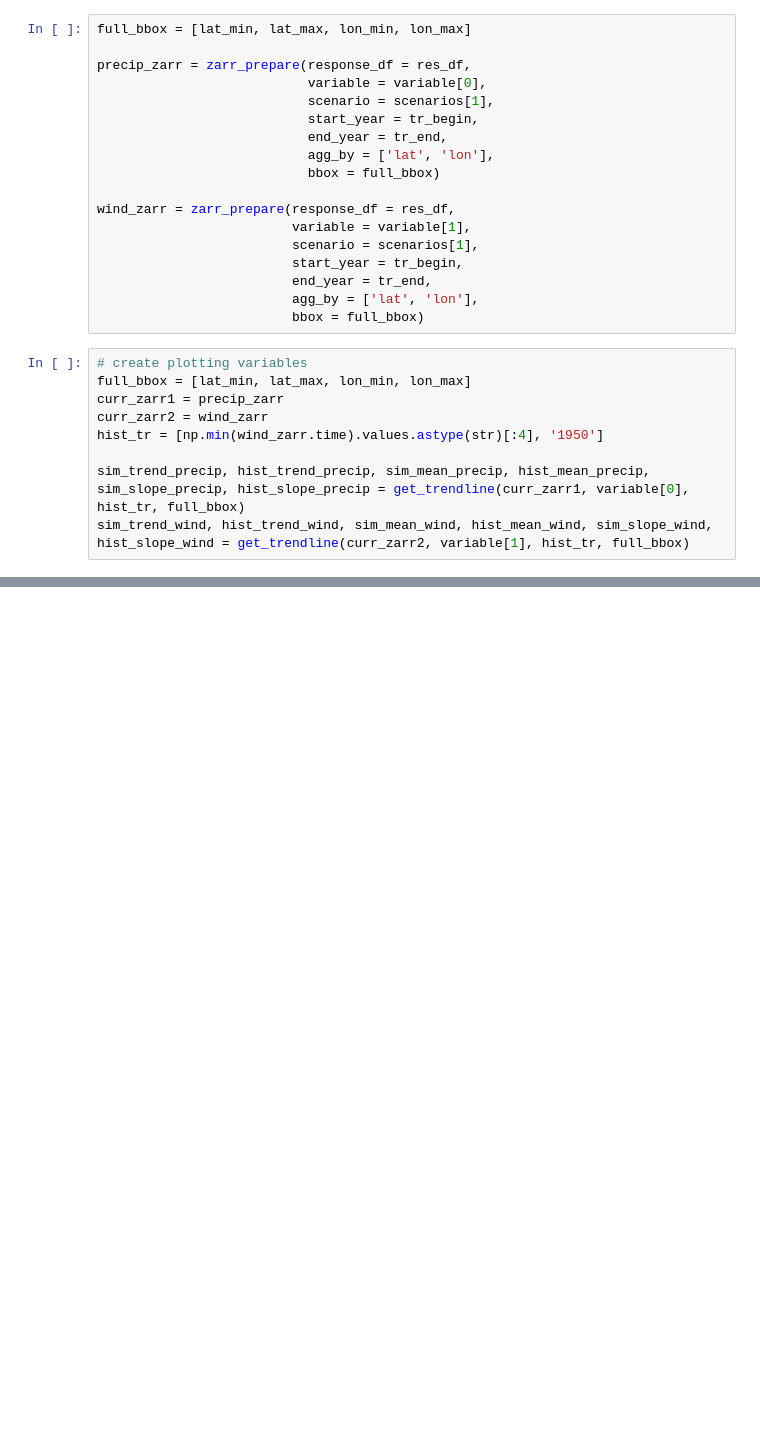
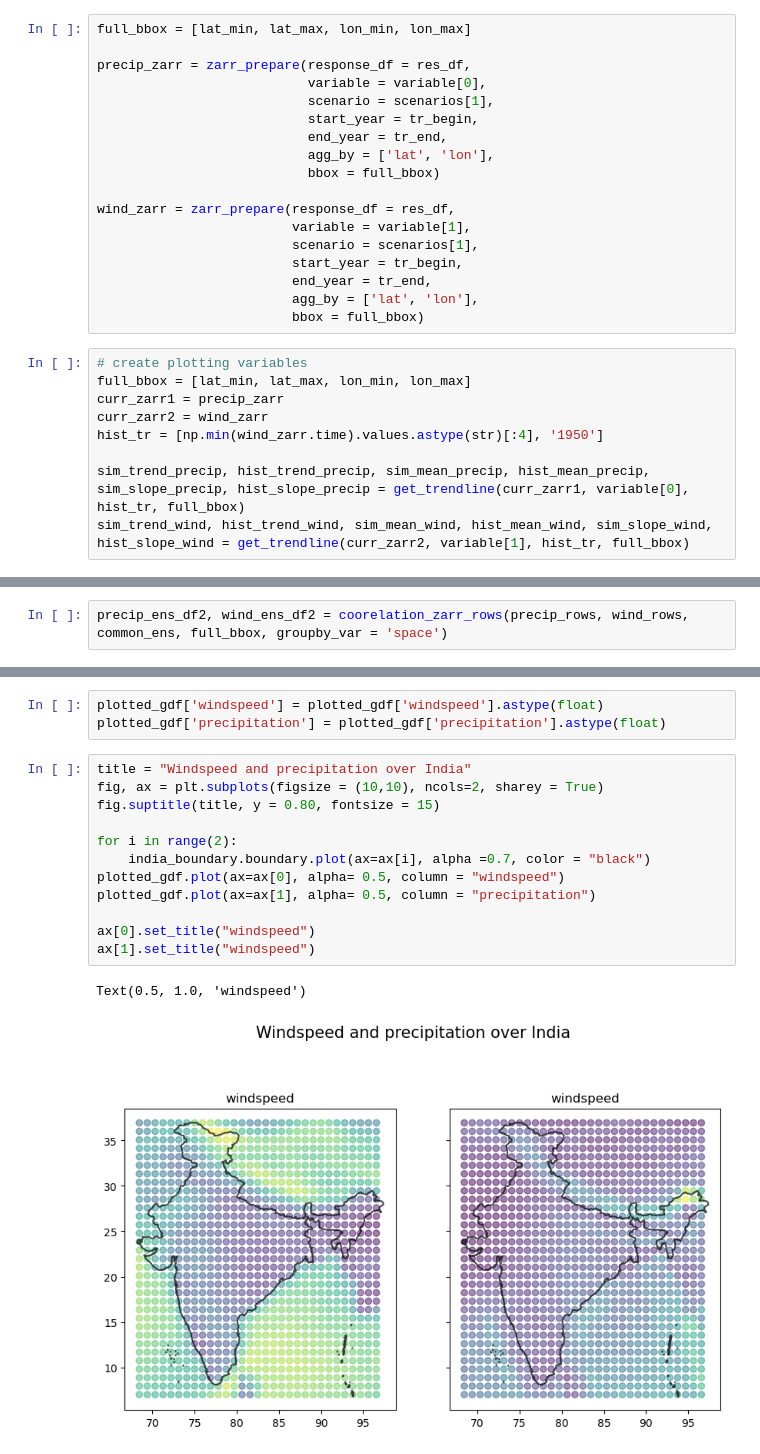
Before and after one commit to silkieMoth/eds_296_climate-modeling_final_proj, a Jupyter notebook: indian_monsoons.ipynb, the cells around one changed output, grey strips where cells are left out. Saved outputs shown, nothing was run; the diff lists cells and outputs as text; blank space fills up the shorter version.

```diff
--- a/indian_monsoons.ipynb
+++ b/indian_monsoons.ipynb
@@ -239,0 +392,2 @@ visualize_model(
+# %%
+precip_ens_df2, wind_ens_df2 = coorelation_zarr_rows(precip_rows, wind_rows, common_ens, full_bbox, groupby_var = 'space')
@@ -239,0 +740,18 @@ visualize_model(
+# %%
+plotted_gdf['windspeed'] = plotted_gdf['windspeed'].astype(float)
+plotted_gdf['precipitation'] = plotted_gdf['precipitation'].astype(float)
+# %%
+title = "Windspeed and precipitation over India"
+fig, ax = plt.subplots(figsize = (10,10), ncols=2, sharey = True)
+fig.suptitle(title, y = 0.80, fontsize = 15)
+
+for i in range(2):
+    india_boundary.boundary.plot(ax=ax[i], alpha =0.7, color = "black")
+plotted_gdf.plot(ax=ax[0], alpha= 0.5, column = "windspeed")
+plotted_gdf.plot(ax=ax[1], alpha= 0.5, column = "precipitation")
+
+ax[0].set_title("windspeed")
+ax[1].set_title("windspeed")
+# %% [output]
+Text(0.5, 1.0, 'windspeed')
+[figure, added]
```
Also changed, not shown: parts of 37 cells of this notebook.
